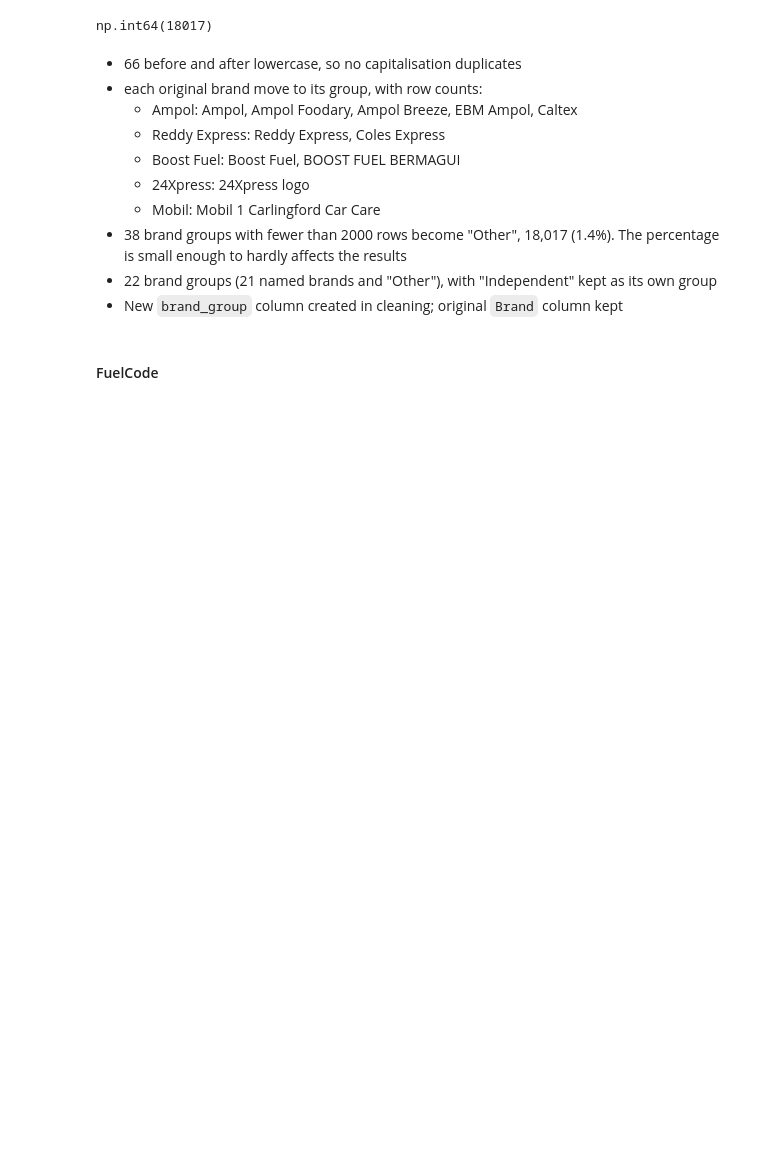
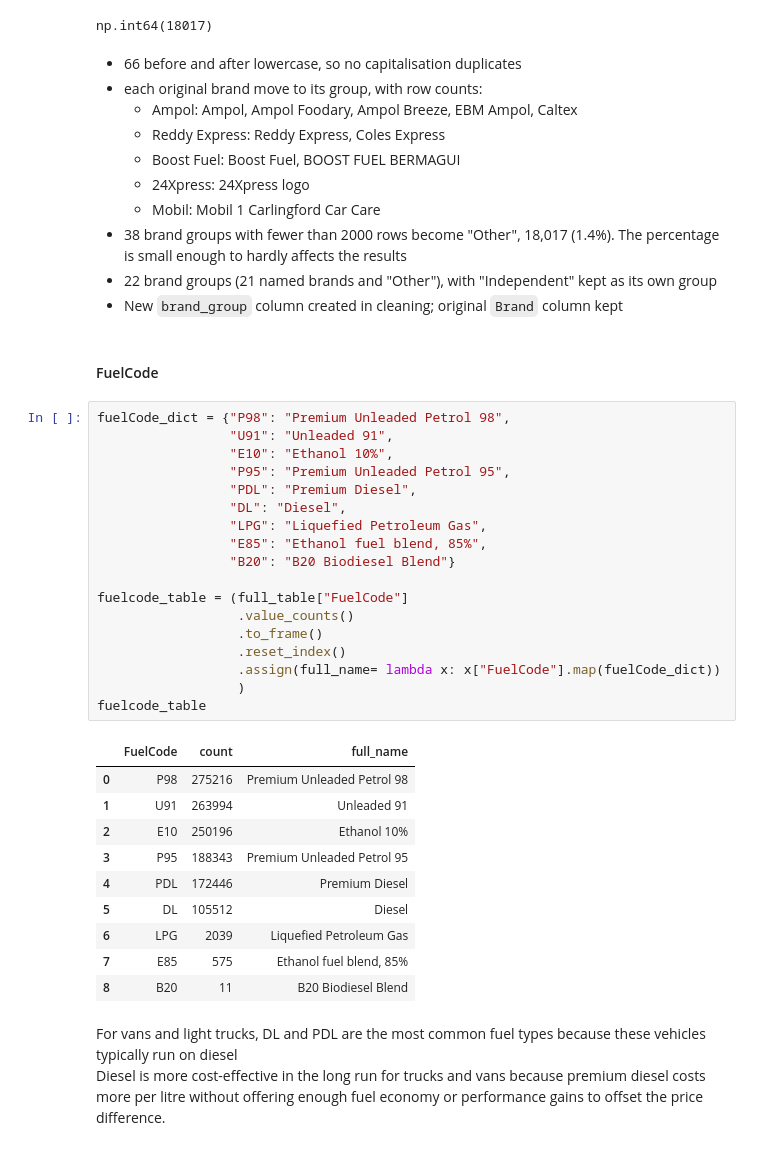
Before and after one commit to DanhHoangLongDuong/NSW-fuel-price-analysis, a Jupyter notebook: notebooks/01_load_and_profile.ipynb, the cells around one changed output. Saved outputs shown, nothing was run; the diff lists cells and outputs as text; blank space fills up the shorter version.

Commit message:
update fuelcode in load and profile

```diff
--- a/notebooks/01_load_and_profile.ipynb
+++ b/notebooks/01_load_and_profile.ipynb
@@ -434,3 +434,35 @@ np.int64(18017)
 - New `brand_group` column created in cleaning; original `Brand` column kept
 # %% [markdown]
 #### FuelCode
+# %%
+fuelCode_dict = {"P98": "Premium Unleaded Petrol 98",
+                 "U91": "Unleaded 91",
+                 "E10": "Ethanol 10%",
+                 "P95": "Premium Unleaded Petrol 95",
+                 "PDL": "Premium Diesel",
+                 "DL": "Diesel",
+                 "LPG": "Liquefied Petroleum Gas",
+                 "E85": "Ethanol fuel blend, 85%",
+                 "B20": "B20 Biodiesel Blend"}
+
+fuelcode_table = (full_table["FuelCode"]
+                  .value_counts()
+                  .to_frame()
+                  .reset_index()
+                  .assign(full_name= lambda x: x["FuelCode"].map(fuelCode_dict))
+                  )
+fuelcode_table
+# %% [output]
+|  | FuelCode | count | full_name |
+| 0 | P98 | 275216 | Premium Unleaded Petrol 98 |
+| 1 | U91 | 263994 | Unleaded 91 |
+| 2 | E10 | 250196 | Ethanol 10% |
+| 3 | P95 | 188343 | Premium Unleaded Petrol 95 |
+| 4 | PDL | 172446 | Premium Diesel |
+| 5 | DL | 105512 | Diesel |
+| 6 | LPG | 2039 | Liquefied Petroleum Gas |
+| 7 | E85 | 575 | Ethanol fuel blend, 85% |
+| 8 | B20 | 11 | B20 Biodiesel Blend |
+# %% [markdown]
+For vans and light trucks, DL and PDL are the most common fuel types because these vehicles typically run on diesel\
+Diesel is more cost-effective in the long run for trucks and vans because premium diesel costs more per litre without offering enough fuel economy or performance gains to offset the price difference.
```
